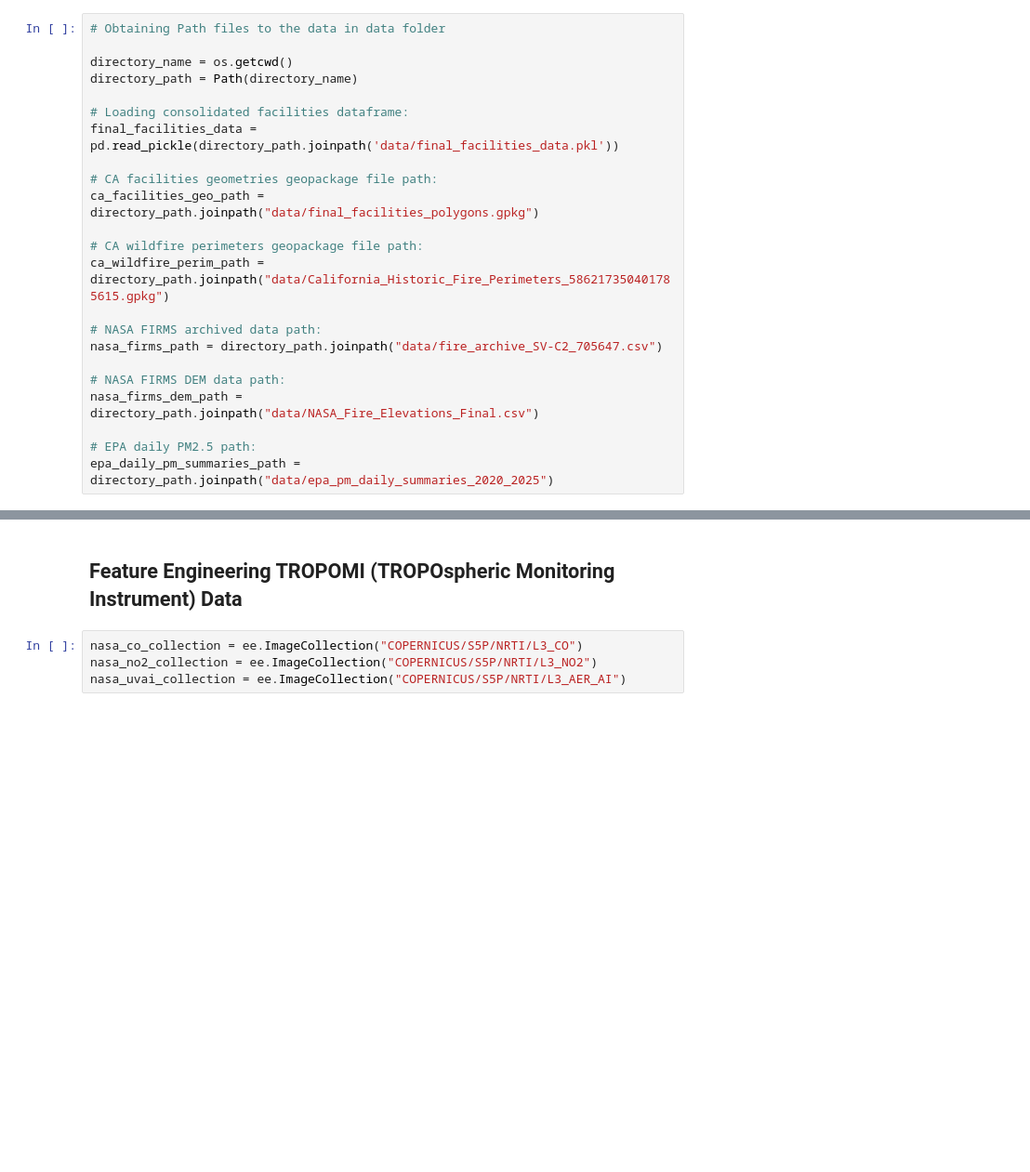
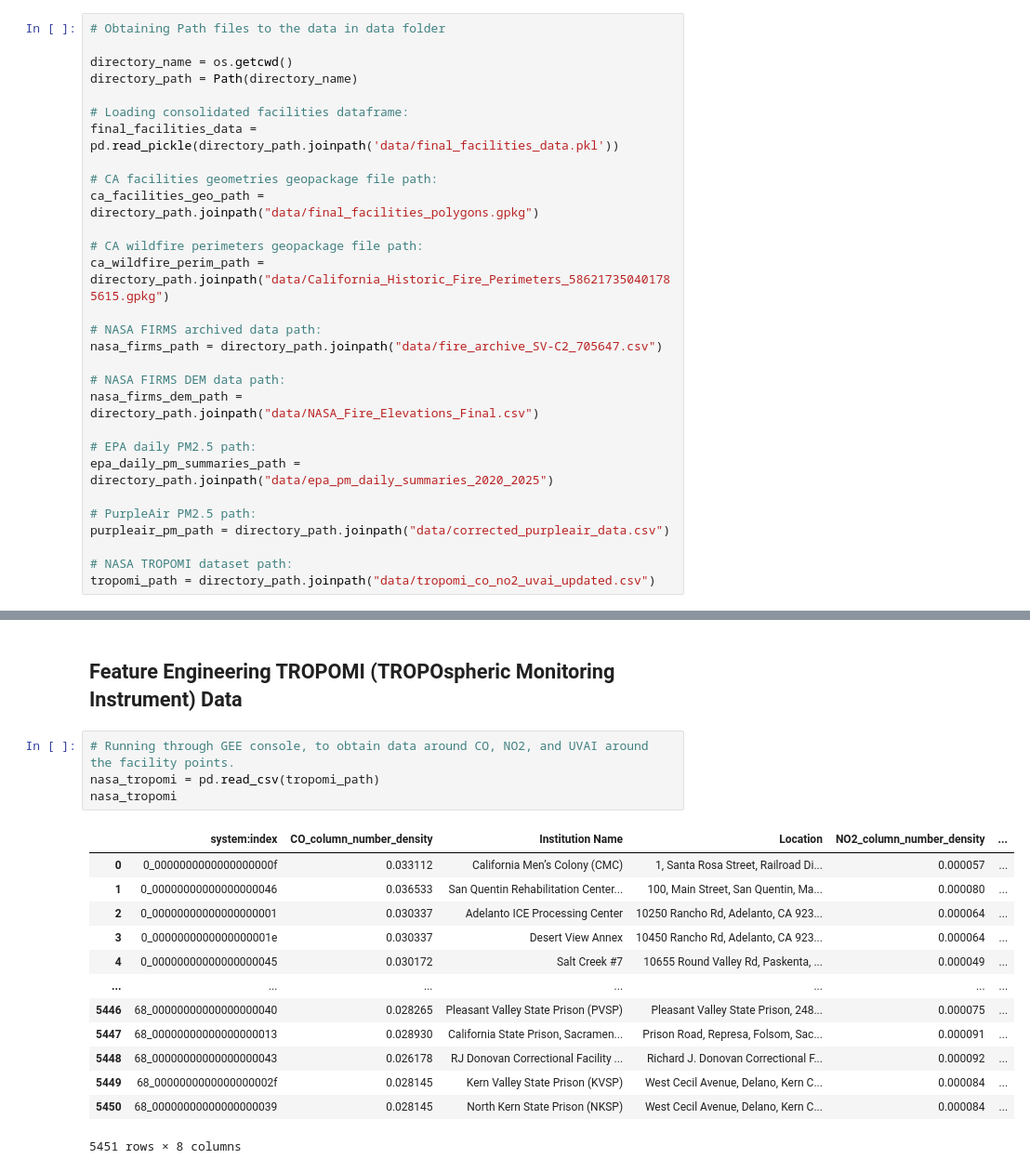
Before and after one commit to allisonsibrian/ca-wildfire-pollution-prison-project, a Jupyter notebook: ca_wildfire_feature_engineering.ipynb, the cells around one changed output, grey strips where cells are left out. Shown at 93% size. Saved outputs shown, nothing was run; the diff lists cells and outputs as text; blank space fills up the shorter version.

```diff
--- a/ca_wildfire_feature_engineering.ipynb
+++ b/ca_wildfire_feature_engineering.ipynb
@@ -71,6 +78,12 @@ nasa_firms_dem_path = directory_path.joinpath("data/NASA_Fire_Elevations_Final.c
 
 # EPA daily PM2.5 path:
 epa_daily_pm_summaries_path = directory_path.joinpath("data/epa_pm_daily_summaries_2020_2025")
+
+# PurpleAir PM2.5 path:
+purpleair_pm_path = directory_path.joinpath("data/corrected_purpleair_data.csv")
+
+# NASA TROPOMI dataset path:
+tropomi_path = directory_path.joinpath("data/tropomi_co_no2_uvai_updated.csv")
 # %% [markdown]
 ## Feature Engineering Wildfire Data
 # %% [markdown]
@@ -743,6 +788,20 @@ final_pm_conc_df
 # %% [markdown]
 ## Feature Engineering TROPOMI (TROPOspheric Monitoring Instrument) Data
 # %%
-nasa_co_collection = ee.ImageCollection("COPERNICUS/S5P/NRTI/L3_CO")
-nasa_no2_collection = ee.ImageCollection("COPERNICUS/S5P/NRTI/L3_NO2")
-nasa_uvai_collection = ee.ImageCollection("COPERNICUS/S5P/NRTI/L3_AER_AI")
+# Running through GEE console, to obtain data around CO, NO2, and UVAI around the facility points.
+nasa_tropomi = pd.read_csv(tropomi_path)
+nasa_tropomi
+# %% [output]
+|  | system:index | CO_column_number_density | Institution Name | Location | NO2_column_number_density | ... |
+| 0 | 0_0000000000000000000f | 0.033112 | California Men’s Colony (CMC) | 1, Santa Rosa Street, Railroad Di... | 0.000057 | ... |
+| 1 | 0_00000000000000000046 | 0.036533 | San Quentin Rehabilitation Center... | 100, Main Street, San Quentin, Ma... | 0.000080 | ... |
+| 2 | 0_00000000000000000001 | 0.030337 | Adelanto ICE Processing Center | 10250 Rancho Rd, Adelanto, CA 923... | 0.000064 | ... |
+| 3 | 0_0000000000000000001e | 0.030337 | Desert View Annex | 10450 Rancho Rd, Adelanto, CA 923... | 0.000064 | ... |
+| 4 | 0_00000000000000000045 | 0.030172 | Salt Creek #7 | 10655 Round Valley Rd, Paskenta, ... | 0.000049 | ... |
+| ... | ... | ... | ... | ... | ... | ... |
+| 5446 | 68_00000000000000000040 | 0.028265 | Pleasant Valley State Prison (PVSP) | Pleasant Valley State Prison, 248... | 0.000075 | ... |
+| 5447 | 68_00000000000000000013 | 0.028930 | California State Prison, Sacramen... | Prison Road, Represa, Folsom, Sac... | 0.000091 | ... |
+| 5448 | 68_00000000000000000043 | 0.026178 | RJ Donovan Correctional Facility ... | Richard J. Donovan Correctional F... | 0.000092 | ... |
+| 5449 | 68_0000000000000000002f | 0.028145 | Kern Valley State Prison (KVSP) | West Cecil Avenue, Delano, Kern C... | 0.000084 | ... |
+| 5450 | 68_00000000000000000039 | 0.028145 | North Kern State Prison (NKSP) | West Cecil Avenue, Delano, Kern C... | 0.000084 | ... |
+5451 rows × 8 columns
```
Also changed, not shown: parts of 7 cells of this notebook.
